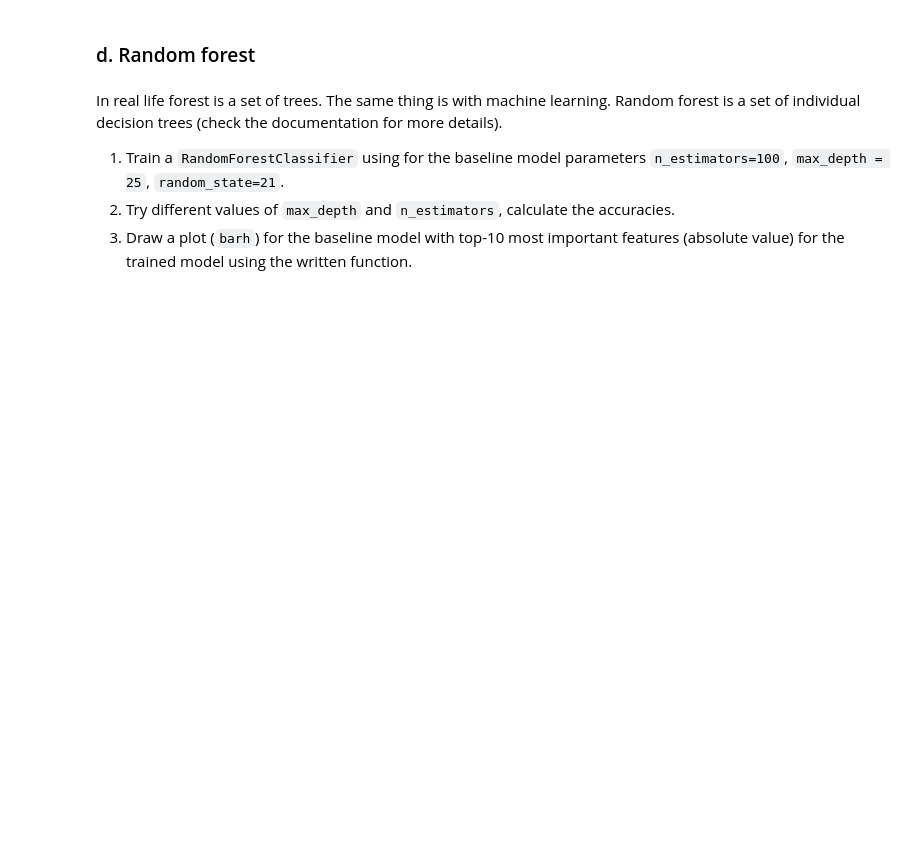
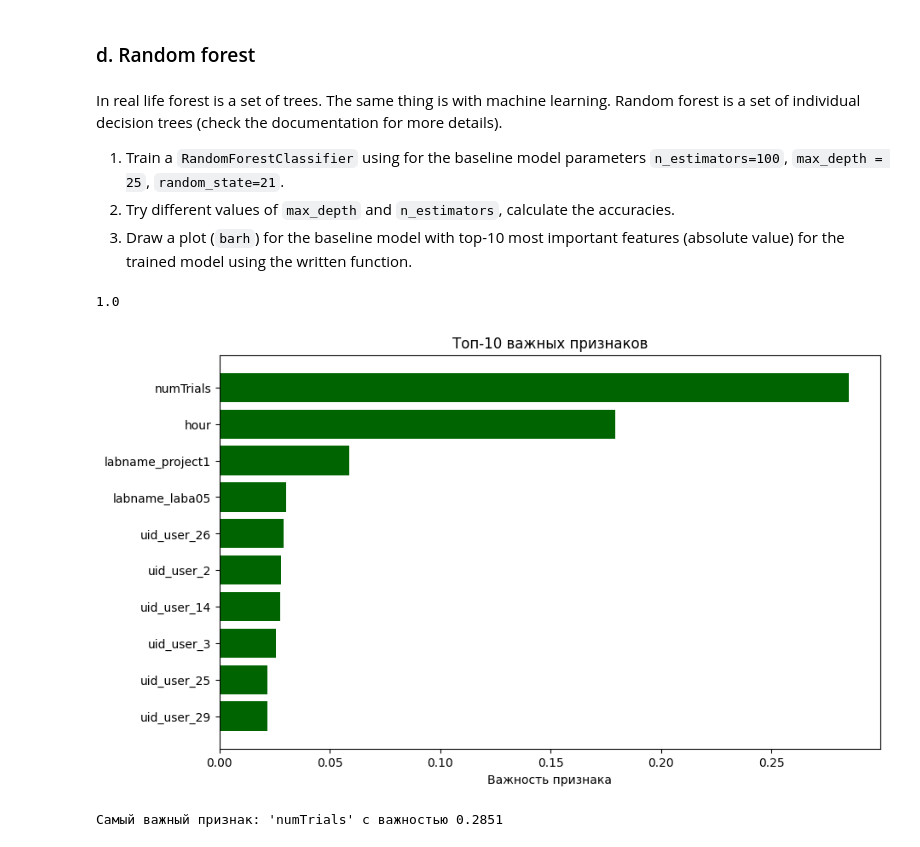
Before and after one commit to episode16/Py, a Jupyter notebook: DS_bootcamp/DS_Bootcamp.Day08-1-develop/src/ex02/02_multiclass_one-hot.ipynb, the cells around one changed output. Cells and saved outputs as stored; diff of their text form; code cells hidden in the pictures; blank space fills up the shorter version.

Commit message:
random forest

```diff
--- a/DS_bootcamp/DS_Bootcamp.Day08-1-develop/src/ex02/02_multiclass_one-hot.ipynb
+++ b/DS_bootcamp/DS_Bootcamp.Day08-1-develop/src/ex02/02_multiclass_one-hot.ipynb
@@ -222,3 +239,37 @@ In real life forest is a set of trees. The same thing is with machine learning.
 1. Train a `RandomForestClassifier` using for the baseline model parameters `n_estimators=100`, `max_depth = 25`, `random_state=21`.
 2. Try different values of `max_depth` and `n_estimators`, calculate the accuracies.
 3. Draw a plot (`barh`) for the baseline model with top-10 most important features (absolute value) for the trained model using the written function.
+# %%
+from sklearn.ensemble import RandomForestClassifier
+
+model = RandomForestClassifier(n_estimators=100, max_depth=25, random_state=21)
+model.fit(X, y)
+
+predict = model.predict(X)
+accuracy_score(y, predict)
+# %% [output]
+1.0
+# %%
+def plot_feature_importance(importance, feature_names, top_n=10):
+    indices = np.argsort(importance)[-top_n:]
+
+    top_index = np.argsort(importance)[-1]
+    top_feature = feature_names[top_index]
+    top_importance = importance[top_index]
+
+    plt.figure(figsize=(10, 6))
+    plt.barh(range(top_n), importance[indices], align='center', color='darkgreen')
+    plt.yticks(range(top_n), [feature_names[i] for i in indices])
+    plt.xlabel('Важность признака')
+    plt.title(f'Топ-{top_n} важных признаков')
+    plt.show()
+
+    print(f"Самый важный признак: '{top_feature}' с важностью {top_importance:.4f}")
+
+feature_importances = model.feature_importances_
+feature_names = df.drop(columns=['dayofweek']).columns
+
+plot_feature_importance(feature_importances, feature_names, top_n=10)
+# %% [output]
+[figure, added]
+Самый важный признак: 'numTrials' с важностью 0.2851
```
Also changed, not shown: parts of 9 cells of this notebook.
